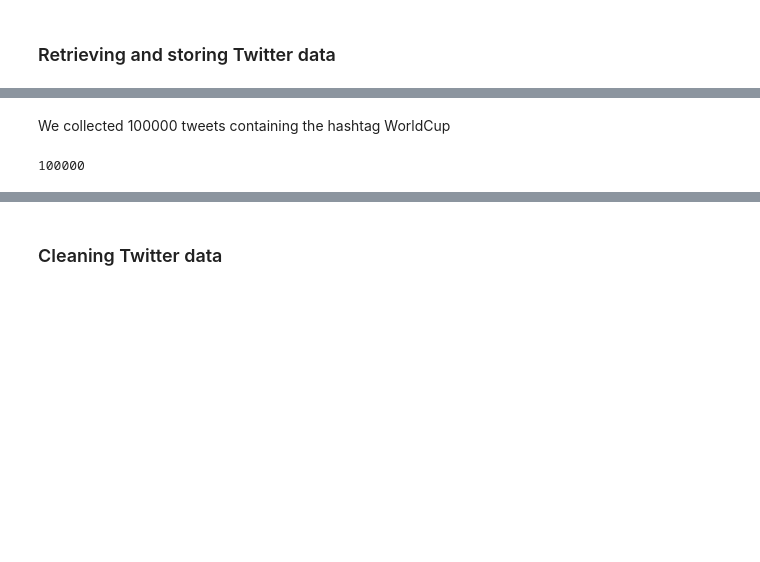
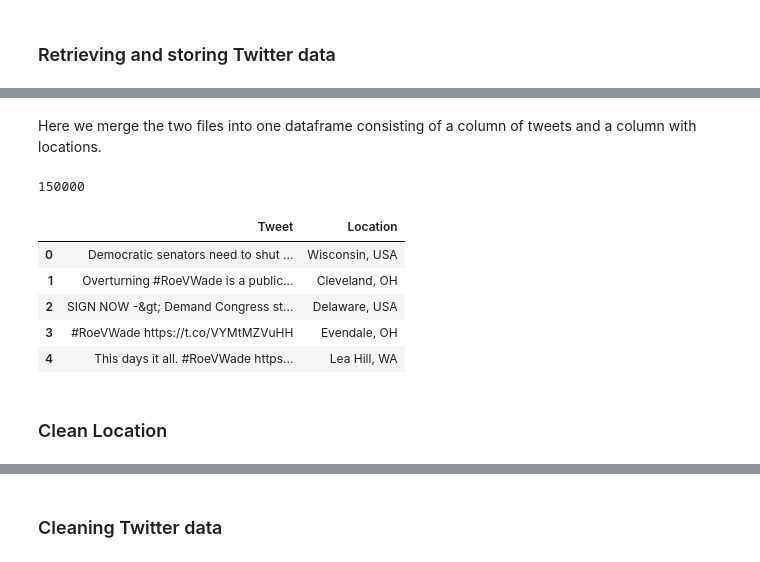
Before and after one commit to dewispooren/socialweb_finalproject, a Jupyter notebook: Final_Project.ipynb, the cells around one changed output, grey strips where cells are left out. Cells and saved outputs as stored; diff of their text form; code cells hidden in the pictures; blank space fills up the shorter version.

```diff
--- a/Final_Project.ipynb
+++ b/Final_Project.ipynb
@@ -45,6 +65,20 @@ print(twitter_data[:5])
 # %% [markdown]
-We collected 100000 tweets containing the hashtag WorldCup
+Here we merge the two files into one dataframe consisting of a column of tweets and a column with locations.
-# %%
-print(len(twitter_data))
-# %% [output]
-100000
+# %%
+df1 = pd.read_csv('tweets.txt', sep='\t', header=None, names=['Tweet'])
+df2 = pd.read_csv('locations.txt', sep='\t', header=None, names=['Location'])
+
+
+df = pd.concat([df1, df2], axis=1, join='inner')
+print(len(df))
+display(df.head(5))
+# %% [output]
+150000
+|  | Tweet | Location |
+| 0 | Democratic senators need to shut ... | Wisconsin, USA |
+| 1 | Overturning #RoeVWade is a public... | Cleveland, OH |
+| 2 | SIGN NOW -&gt; Demand Congress st... | Delaware, USA |
+| 3 | #RoeVWade https://t.co/VYMtMZVuHH | Evendale, OH |
+| 4 | This days it all. #RoeVWade https... | Lea Hill, WA |
+# %% [markdown]
+### Clean Location
```
Also changed, not shown: parts of 36 cells of this notebook, 2 other files.
